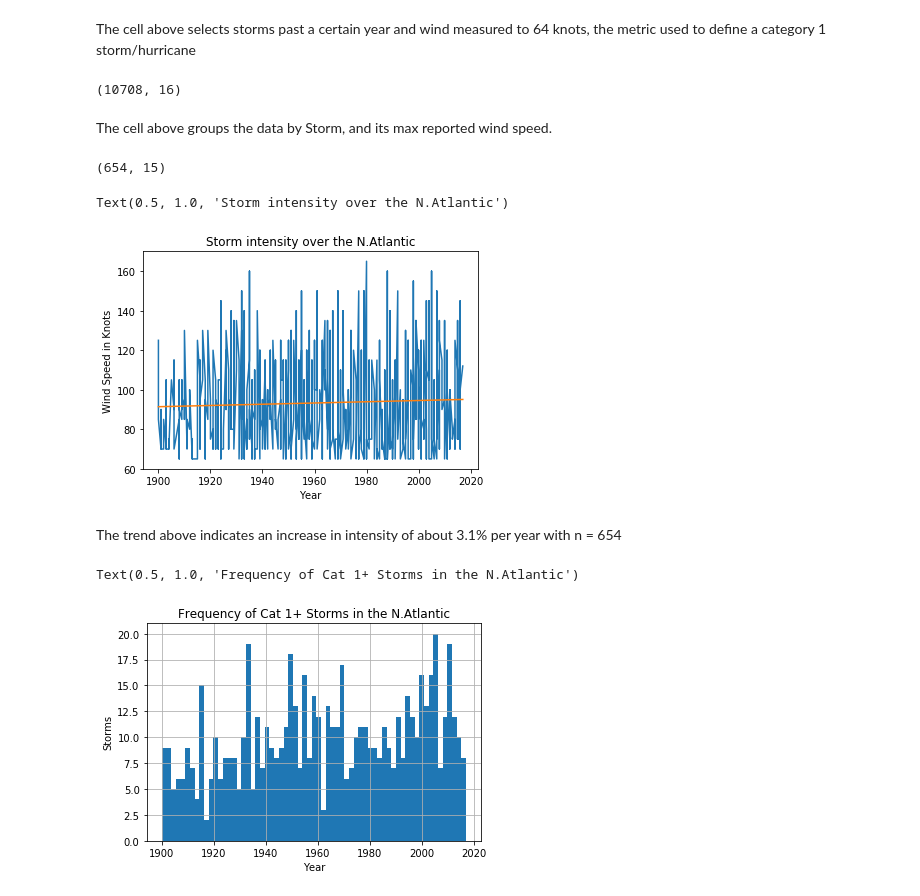
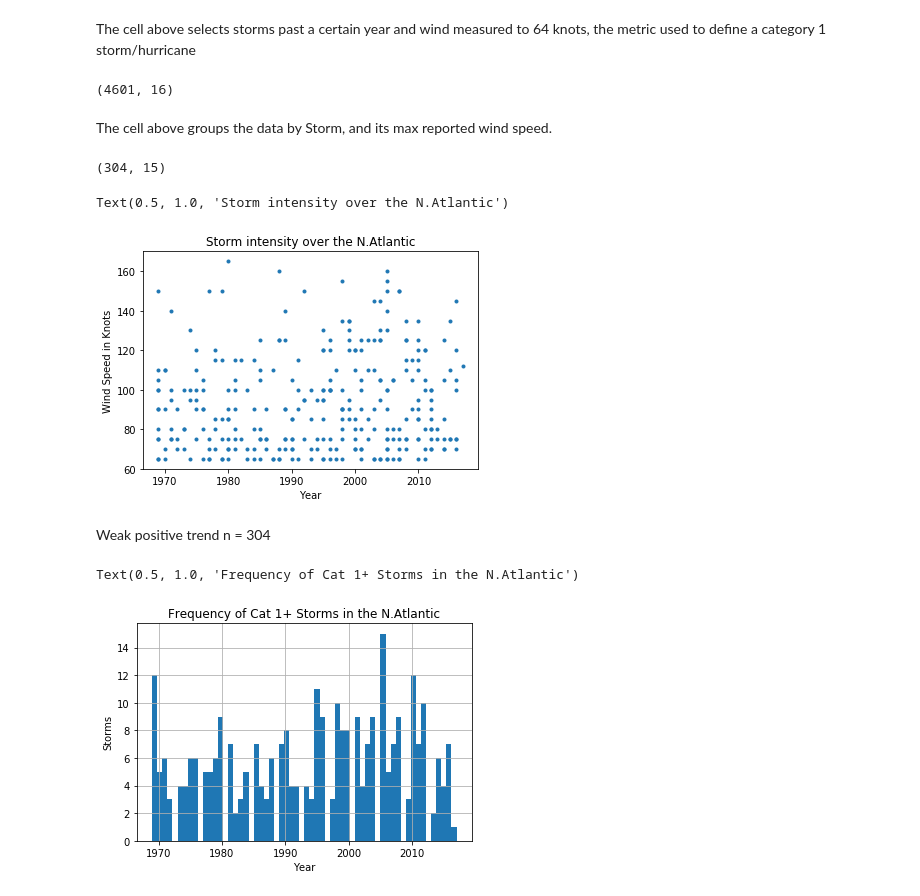
Before and after one commit to zuhbeer/Capstone, a Jupyter notebook: data playground.ipynb, the cells around one changed output. Saved outputs shown, nothing was run; the diff lists cells and outputs as text; code cells hidden in the pictures.

```diff
--- a/data playground.ipynb
+++ b/data playground.ipynb
@@ -59,13 +67,13 @@ stormslong = stormslat[(stormslat['Longitude'] >= -98.0) & (stormslat['Longitude
 # %% [markdown]
 The above cells narrows the geographic window to a portion of the gulf of Mexico with Houston in the top left corner. The cell below goes back to the entire dataset as a control/reference.
 # %%
-stormsNA = storms[(storms['Season'] >= 1900) & (storms['Wind(WMO)'] >= 64)]
+stormsNA = storms[(storms['Season'] >= 1969) & (storms['Wind(WMO)'] >= 64)]
 # %% [markdown]
 The cell above selects storms past a certain year and wind measured to 64 knots, the metric used to define a category 1 storm/hurricane
 # %%
 stormsNA.shape
 # %% [output]
-(10708, 16)
+(4601, 16)
 # %%
 stormsNA1 = stormsNA.groupby(['Serial_Num']).max()
 # %% [markdown]
@@ -73,27 +81,27 @@ The cell above groups the data by Storm, and its max reported wind speed.
 # %%
 stormsNA1.shape
 # %% [output]
-(654, 15)
+(304, 15)
 # %%
 x = stormsNA1['Season']
 y = stormsNA1['Wind(WMO)']
 b, m = polyfit(x,y,1)
-plt.plot(x,y)
-plt.plot(x, b + m * x, '-')
+plt.plot(x,y,'.')
+#plt.plot(x, b + m * x, '-')
 plt.ylabel('Wind Speed in Knots')
 plt.xlabel('Year')
 plt.title('Storm intensity over the N.Atlantic')
 # %% [output]
 Text(0.5, 1.0, 'Storm intensity over the N.Atlantic')
-[figure, old version]
+[figure, new version]
-# %% [markdown]
-The trend above indicates an increase in intensity of about 3.1% per year with n = 654
+# %% [markdown]
+Weak positive trend n = 304
 # %%
-stormsNA1['Season'].hist(bins=65)
+stormsNA1['Season'].hist(bins=60)
 plt.ylabel('Storms')
 plt.xlabel('Year')
 plt.title('Frequency of Cat 1+ Storms in the N.Atlantic')
 # %% [output]
 Text(0.5, 1.0, 'Frequency of Cat 1+ Storms in the N.Atlantic')
-[figure, old version]
+[figure, new version]
 # %%
```
Also changed, not shown: parts of 31 cells of this notebook.
